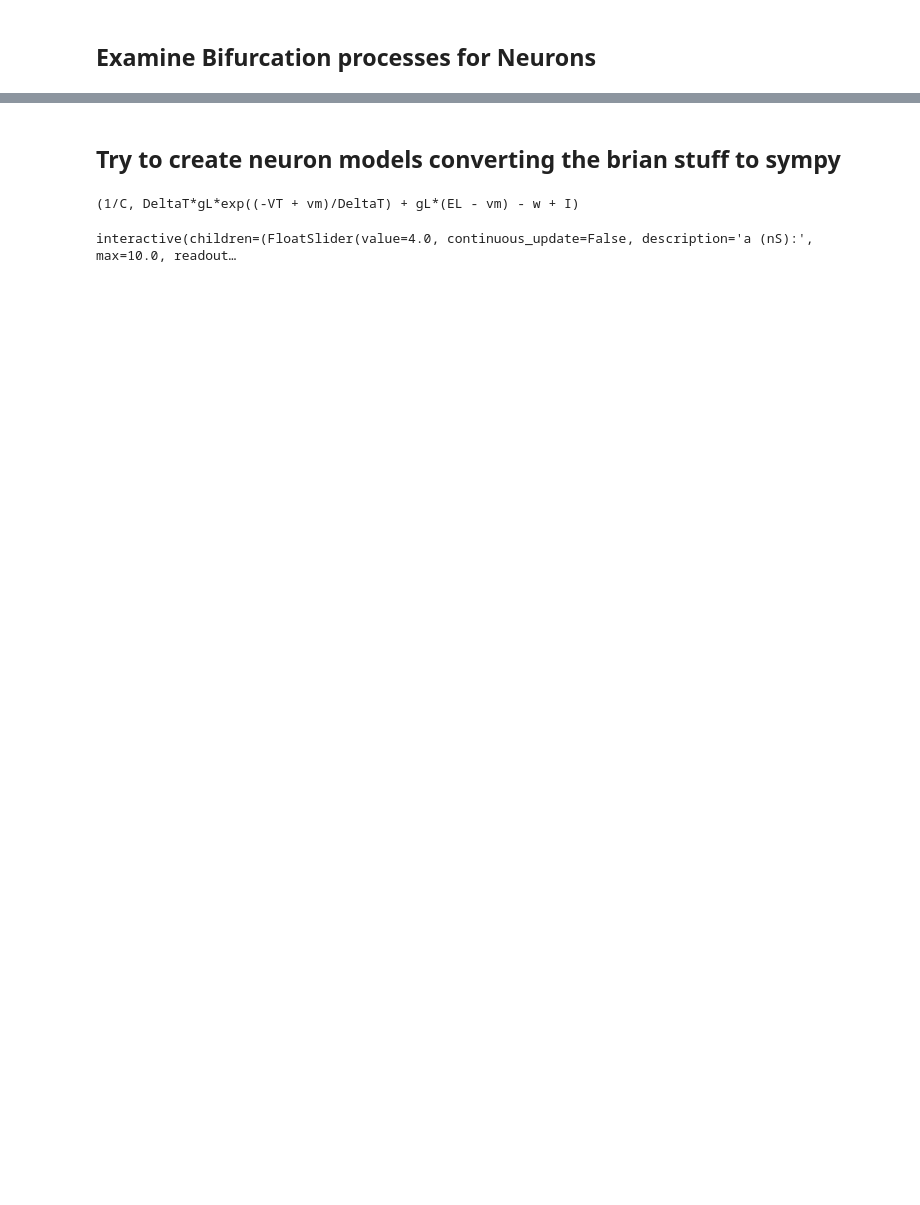
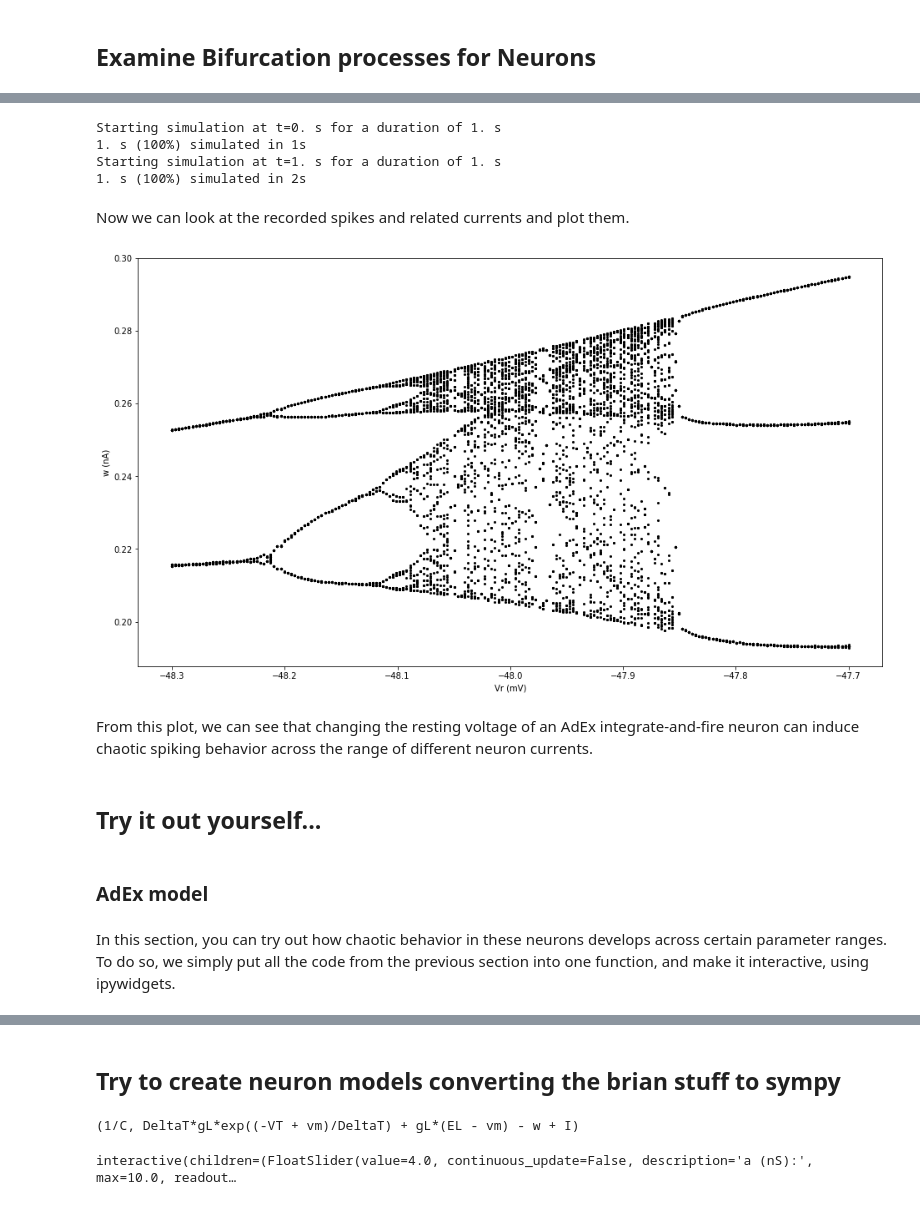
Before and after one commit to DiGyt/neuropynamics, a Jupyter notebook: notebooks/bifurcation.ipynb, the cells around one changed output, grey strips where cells are left out. Saved outputs shown, nothing was run; the diff lists cells and outputs as text; code cells hidden in the pictures; blank space fills up the shorter version.

```diff
--- a/notebooks/bifurcation.ipynb
+++ b/notebooks/bifurcation.ipynb
@@ -29,0 +36,8 @@ import matplotlib.pyplot as plt
+# %%
+model = """
+dvm/dt=(gL*(EL-vm)+gL*DeltaT*exp((vm-VT)/DeltaT)+I-w)/C : volt
+dw/dt=(a*(vm-EL)-w)/tauw : amp
+Vr:volt
+"""
+threshold = 'vm > Vcut'
+reset = "vm = Vr; w += b"
@@ -29,0 +65,52 @@ import matplotlib.pyplot as plt
+# %%
+# define temporal precision of our recordings, and the number of neurons used.
+# both parameters will affect the precision of our plots and computational time
+defaultclock.dt = 0.02*ms
+N = 200
+
+# start a scope and instatiate a neurongroup of N neurons after the above model
+start_scope()
+neuron = NeuronGroup(N, model=model, threshold=threshold,
+                     reset=reset, method='euler')
+
+# set initial values for (resting) voltage and current across neurons
+neuron.vm = EL
+neuron.w = a*(neuron.vm - EL)
+neuron.Vr = linspace(-48.3*mV, -47.7*mV, N)# bifurcation parameter
+
+# run the models for a certain time without recording the results
+init_time = 1*second
+run(init_time, report='text')
+
+# run the models again, now recording them with Spike/StateMonitors
+states = StateMonitor(neuron, "w", record=True, when='start')
+spikes = SpikeMonitor(neuron)
+run(1*second, report='text')
+# %% [output]
+Starting simulation at t=0. s for a duration of 1. s
+1. s (100%) simulated in 1s
+Starting simulation at t=1. s for a duration of 1. s
+1. s (100%) simulated in 2s
+# %% [markdown]
+Now we can look at the recorded spikes and related currents and plot them.
+# %%
+# Get the resting voltage and current for all spikes that were recorded.
+Vr_record = neuron.Vr[spikes.i]
+w_record = states.w[spikes.i, int_((spikes.t-init_time)/defaultclock.dt)]
+
+# plot them
+plt.figure(figsize=(16,9))
+plt.scatter(Vr_record / mV, w_record / nA, marker=".", color="k", linewidths=0.1)
+plt.xlabel('Vr (mV)')
+plt.ylabel('w (nA)')
+plt.show()
+# %% [output]
+[figure, added]
+# %% [markdown]
+From this plot, we can see that changing the resting voltage of an AdEx integrate-and-fire neuron can induce chaotic spiking behavior across the range of different neuron currents.
+# %% [markdown]
+## Try it out yourself...
+# %% [markdown]
+### AdEx model
+# %% [markdown]
+In this section, you can try out how chaotic behavior in these neurons develops across certain parameter ranges. To do so, we simply put all the code from the previous section into one function, and make it interactive, using ipywidgets.
```
Also changed, not shown: parts of 9 cells of this notebook.
